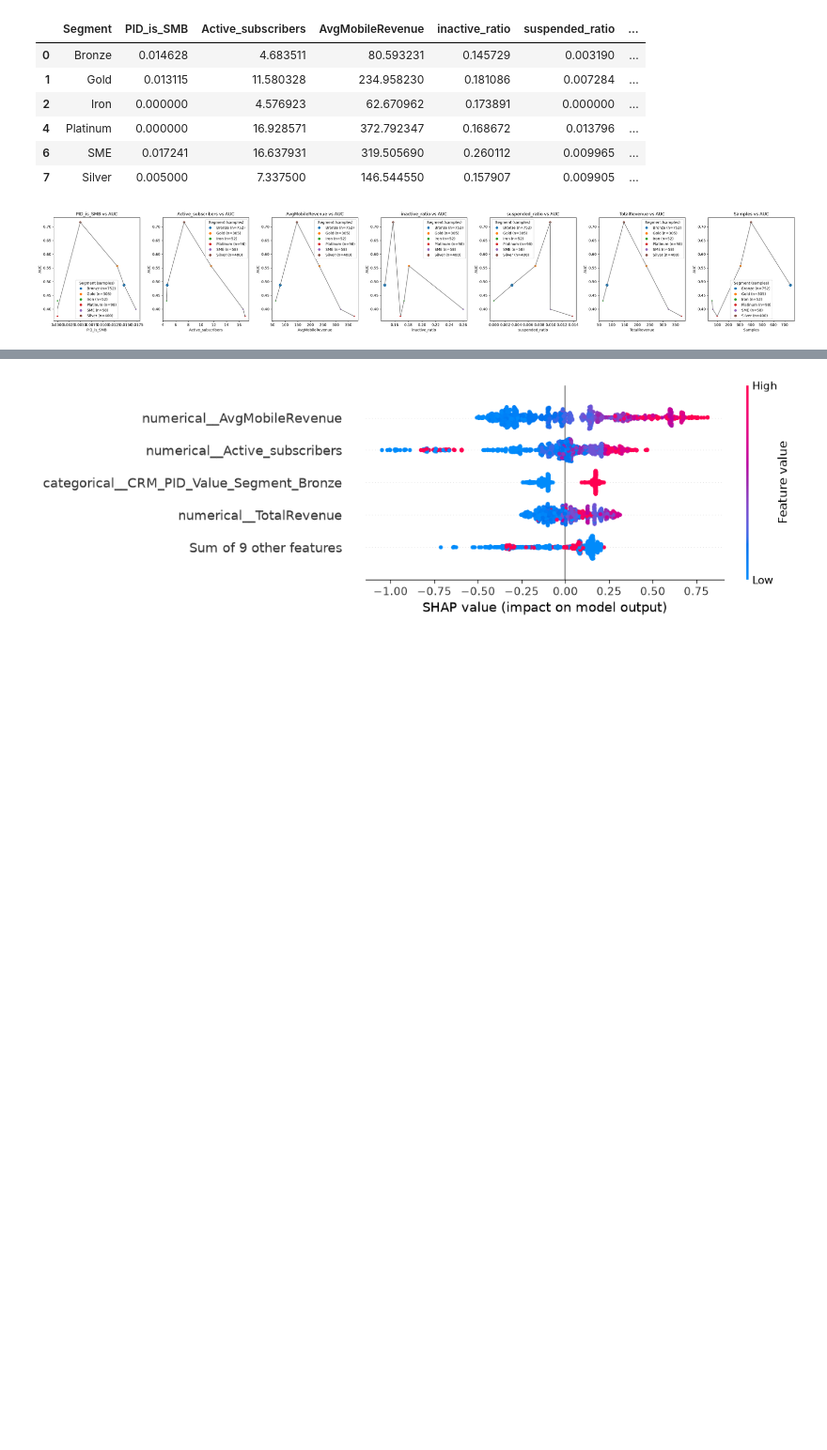
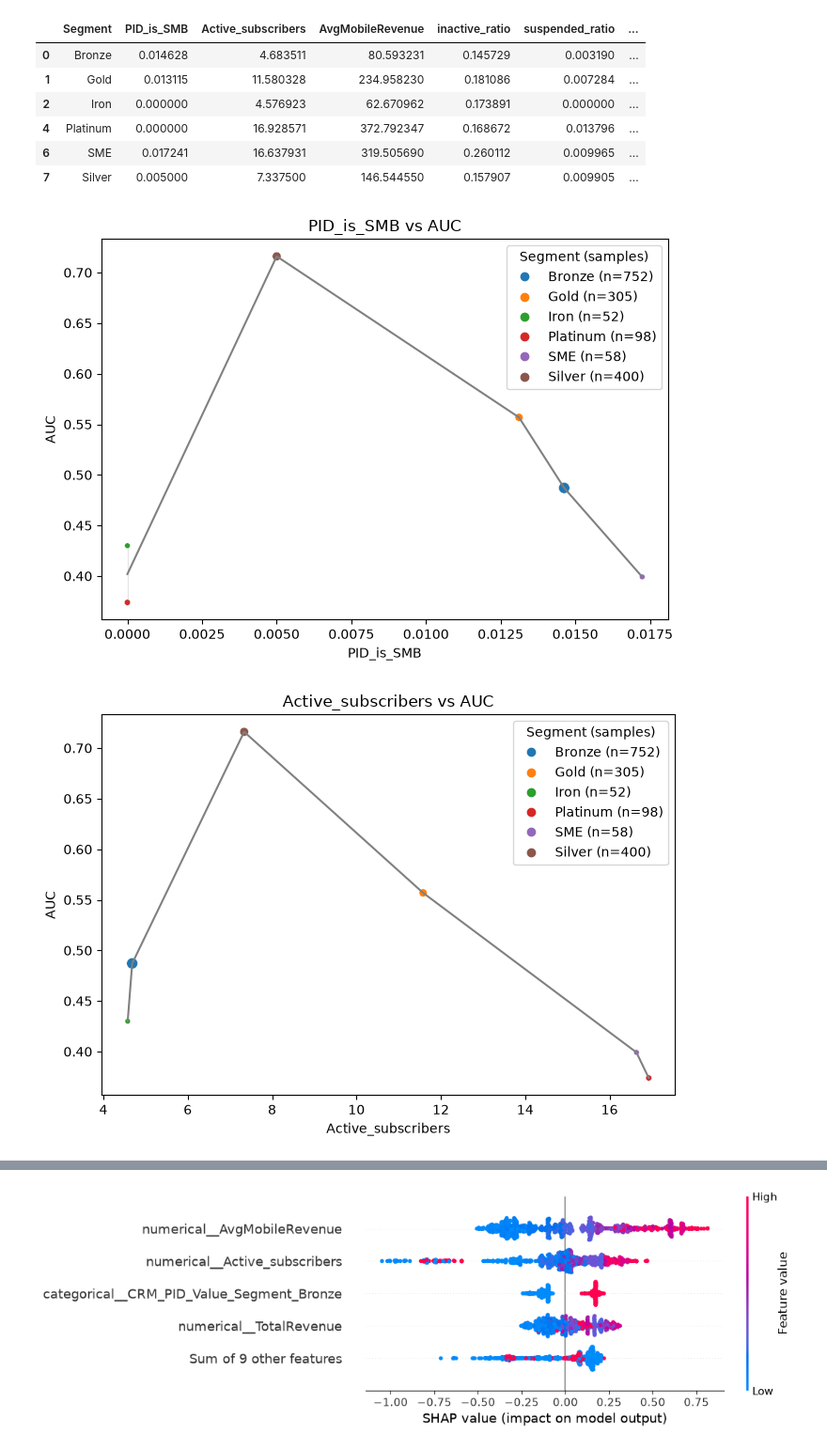
Before and after one commit to eode0004/FIT2082ResProj, a Jupyter notebook: ResProjModel.ipynb, the cells around one changed output, grey strips where cells are left out. Shown at 94% size. Saved outputs shown, nothing was run; the diff lists cells and outputs as text; code cells hidden in the pictures; blank space fills up the shorter version.

Commit message:
Updated code and created images from separating attribute vs accuracy graphs

```diff
--- a/ResProjModel.ipynb
+++ b/ResProjModel.ipynb
@@ -373,10 +374,24 @@ for segment in segment_order:
         "Positive_samples": int(segment_actual.sum()),
     })
 
+# Aggregate across every row in the held-out test set.
+overall_probability = y_pred_p[:, 1]
+overall_prediction = overall_probability >= threshold
+auc_rows.append({
+    "Segment": "Overall",
+    "AUC": (
+        roc_auc_score(y_test, overall_probability)
+        if y_test.nunique() == 2
+        else np.nan
+    ),
+    "Precision": precision_score(y_test, overall_prediction, zero_division=0),
+    "Recall": recall_score(y_test, overall_prediction, zero_division=0),
+    "Samples": int(len(y_test)),
+    "Positive_samples": int(y_test.sum()),
+})
+
 # Convert the collected rows into a DataFrame for comparison and display.
 auc_df = pd.DataFrame(auc_rows)
-# Add a row for total metrics as well
-# More columns for comparison vs total dataset
 auc_df
 # %% [output]
 |  | Segment | AUC | Precision | Recall | Samples | Positive_samples |
@@ -467,32 +483,33 @@ grouped
 # %%
 from matplotlib.lines import Line2D
 
 target = "AUC"
 features = ["PID_is_SMB", "Active_subscribers", "AvgMobileRevenue", "inactive_ratio", "suspended_ratio", "TotalRevenue", "Samples"]
 
 segment_counts = grouped.groupby("Segment", sort=False)["Samples"].first()
 segment_palette = dict(zip(segment_counts.index, sns.color_palette(n_colors=len(segment_counts))))
 legend_handles = [
     Line2D([], [], marker="o", linestyle="None", color=segment_palette[segment],
            label=f"{segment} (n={int(samples):,})")
     for segment, samples in segment_counts.items()
 ]
 
-fig, axes = plt.subplots(nrows=1, ncols=len(features), figsize=(30, 5))
-
-for i, col in enumerate(features):
+for col in features:
+    fig, ax = plt.subplots(figsize=(7, 5))
     sns.scatterplot(
-        data=grouped, x=col, y=target, ax=axes[i], hue="Segment",
+        data=grouped, x=col, y=target, ax=ax, hue="Segment",
         palette=segment_palette, size="Samples", legend=False
     )
-    axes[i].set_title(f"{col} vs {target}")
-    axes[i].legend(handles=legend_handles, title="Segment (samples)")
+    ax.set_title(f"{col} vs {target}")
+    ax.legend(handles=legend_handles, title="Segment (samples)")
     sns.lineplot(
-        data=grouped, x=col, y=target, ax=axes[i], color="gray",
+        data=grouped, x=col, y=target, ax=ax, color="gray",
         legend=False
     )
-
-plt.tight_layout()
-plt.show()
+    fig.tight_layout()
+    fig.savefig(f"auc_vs_{col.lower().replace(' ', '_')}.png", dpi=300, bbox_inches="tight")
+    plt.show()
+    plt.close(fig)
 # %% [output]
-[figure, old version]
+[figure, new version]
+[figure, added]
```
Also changed, not shown: parts of 4 cells of this notebook, 7 other files.
